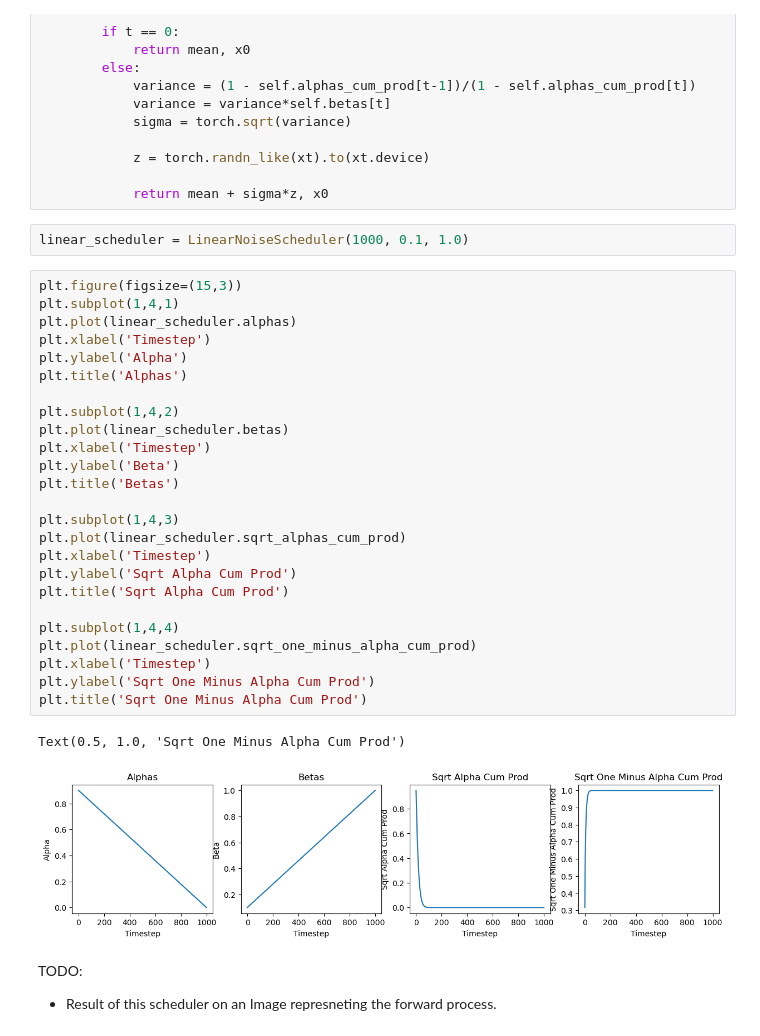
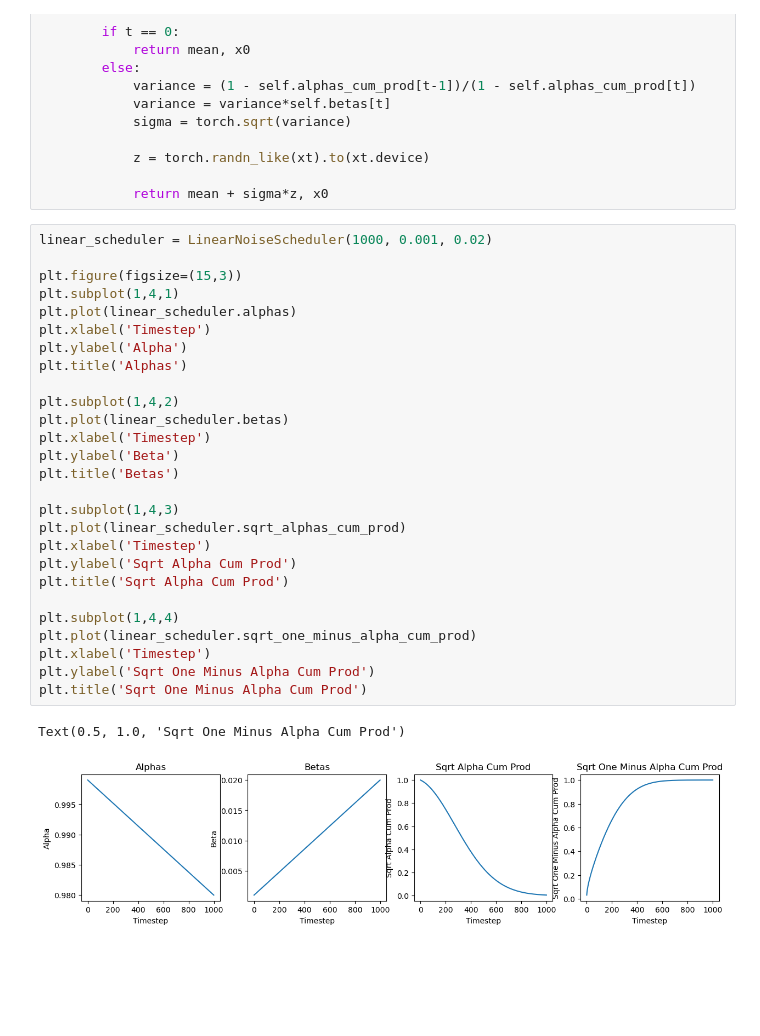
Before and after one commit to akansh12/TojanDiff_Seminar_WS23, a Jupyter notebook: notebooks/ddpm.ipynb, the cells around one changed output. Drawn from its saved outputs; the diff is of its cells as text; blank space fills up the shorter version.

```diff
--- a/notebooks/ddpm.ipynb
+++ b/notebooks/ddpm.ipynb
@@ -45,36 +53,33 @@ class LinearNoiseScheduler():
             z = torch.randn_like(xt).to(xt.device)
 
             return mean + sigma*z, x0
-# %%
-linear_scheduler = LinearNoiseScheduler(1000, 0.1, 1.0)
 # %%
+linear_scheduler = LinearNoiseScheduler(1000, 0.001, 0.02)
+
 plt.figure(figsize=(15,3))
 plt.subplot(1,4,1)
 plt.plot(linear_scheduler.alphas)
 plt.xlabel('Timestep')
 plt.ylabel('Alpha')
 plt.title('Alphas')
 
 plt.subplot(1,4,2)
 plt.plot(linear_scheduler.betas)
 plt.xlabel('Timestep')
 plt.ylabel('Beta')
 plt.title('Betas')
 
 plt.subplot(1,4,3)
 plt.plot(linear_scheduler.sqrt_alphas_cum_prod)
 plt.xlabel('Timestep')
 plt.ylabel('Sqrt Alpha Cum Prod')
 plt.title('Sqrt Alpha Cum Prod')
 
 plt.subplot(1,4,4)
 plt.plot(linear_scheduler.sqrt_one_minus_alpha_cum_prod)
 plt.xlabel('Timestep')
 plt.ylabel('Sqrt One Minus Alpha Cum Prod')
 plt.title('Sqrt One Minus Alpha Cum Prod')
 # %% [output]
 Text(0.5, 1.0, 'Sqrt One Minus Alpha Cum Prod')
-[figure, old version]
+[figure, new version]
-# %% [markdown]
-TODO:
-- Result of this scheduler on an Image represneting the forward process.
```
Also changed, not shown: parts of 7 cells of this notebook, 3 other files.
